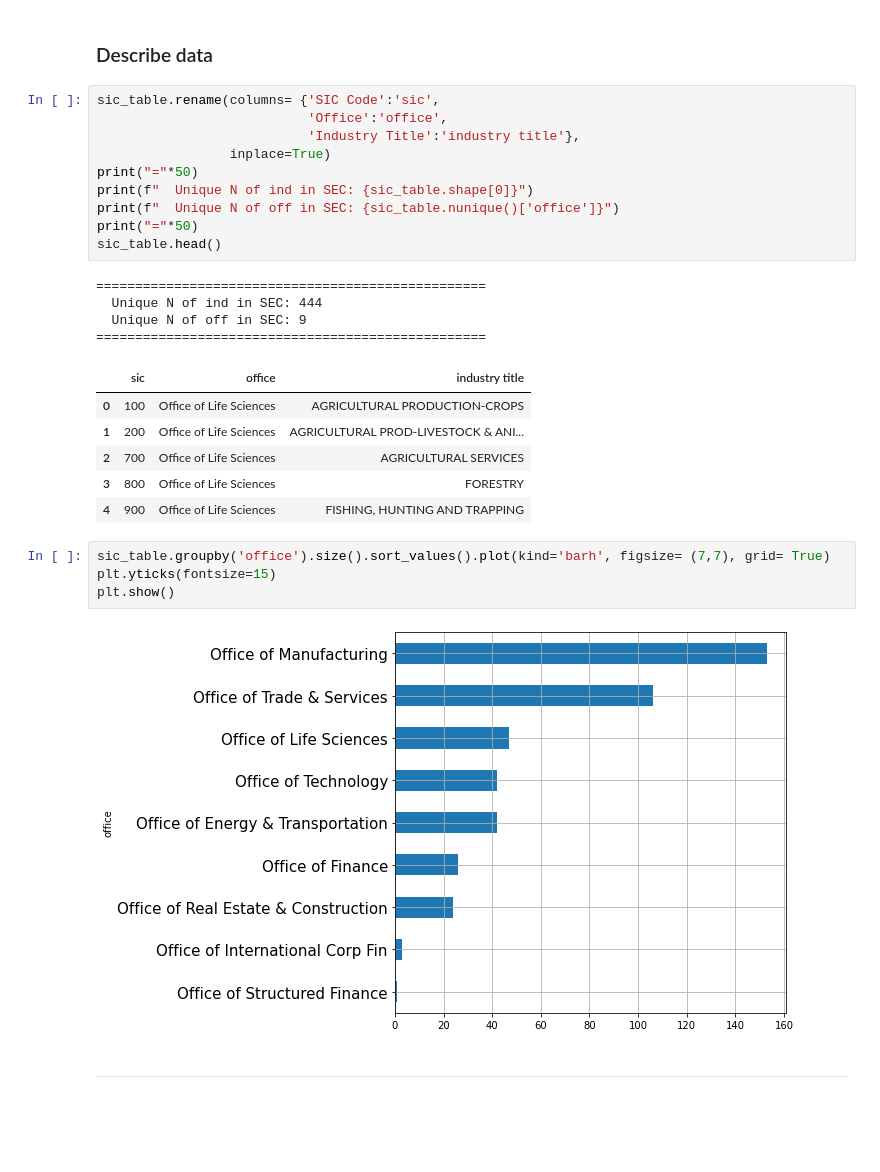
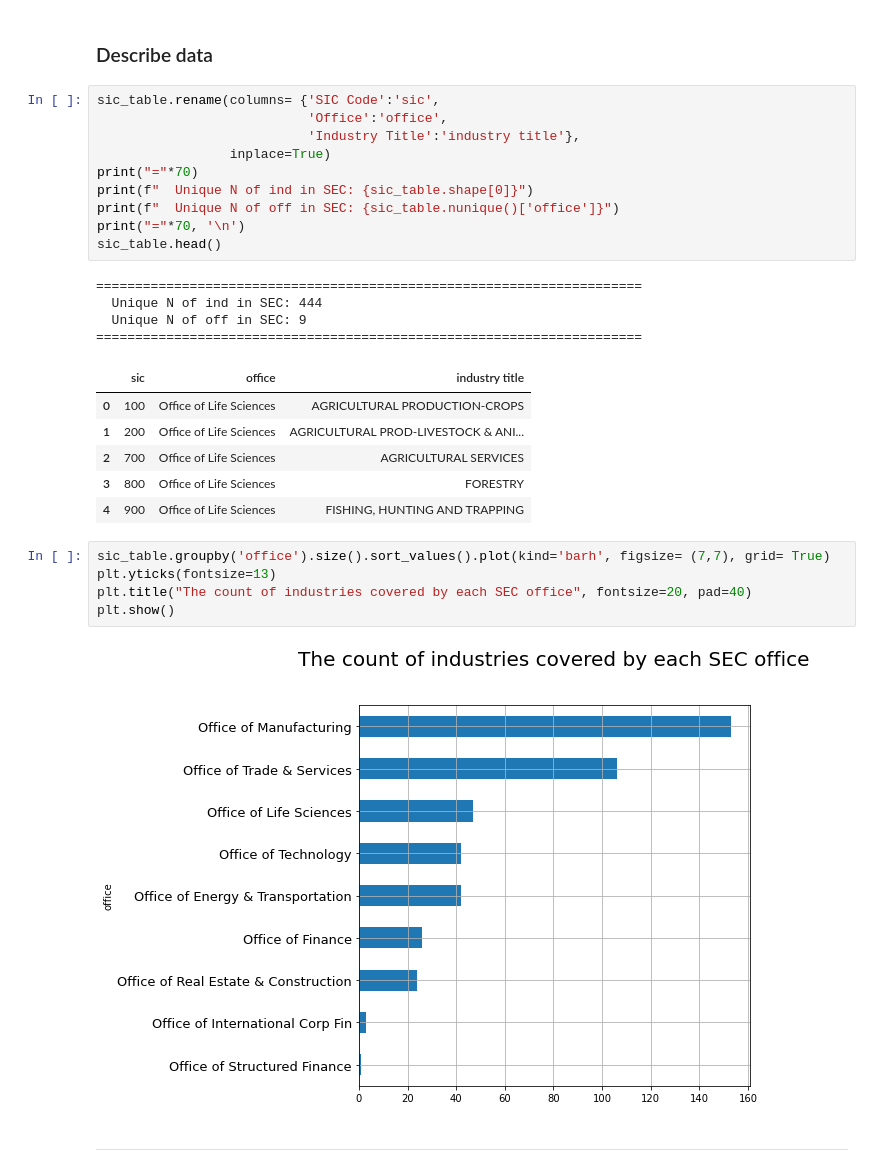
Before and after one commit to jaeyoonyu/jaeyoonyu.github.io, a Jupyter notebook: _code/sec-sic-classification.ipynb, the cells around one changed output. Cells and saved outputs as stored; diff of their text form; blank space fills up the shorter version.

```diff
--- a/_code/sec-sic-classification.ipynb
+++ b/_code/sec-sic-classification.ipynb
@@ -28,28 +28,29 @@ sic_table.rename(columns= {'SIC Code':'sic',
                            'Office':'office',
                            'Industry Title':'industry title'},
                  inplace=True)
-print("="*50)
+print("="*70)
 print(f"  Unique N of ind in SEC: {sic_table.shape[0]}")
 print(f"  Unique N of off in SEC: {sic_table.nunique()['office']}")
-print("="*50)
+print("="*70, '\n')
 sic_table.head()
 # %% [output]
-==================================================
+======================================================================
   Unique N of ind in SEC: 444
   Unique N of off in SEC: 9
-==================================================
+======================================================================
 |  | sic | office | industry title |
 | 0 | 100 | Office of Life Sciences | AGRICULTURAL PRODUCTION-CROPS |
 | 1 | 200 | Office of Life Sciences | AGRICULTURAL PROD-LIVESTOCK & ANI... |
 | 2 | 700 | Office of Life Sciences | AGRICULTURAL SERVICES |
 | 3 | 800 | Office of Life Sciences | FORESTRY |
 | 4 | 900 | Office of Life Sciences | FISHING, HUNTING AND TRAPPING |
-# %%
-sic_table.groupby('office').size().sort_values().plot(kind='barh', figsize= (7,7), grid= True)
-plt.yticks(fontsize=15)
-plt.show()
-# %% [output]
-[figure, removed]
+# %%
+sic_table.groupby('office').size().sort_values().plot(kind='barh', figsize= (7,7), grid= True)
+plt.yticks(fontsize=13)
+plt.title("The count of industries covered by each SEC office", fontsize=20, pad=40)
+plt.show()
+# %% [output]
+[figure, added]
 # %% [markdown]
 ------------
 # %% [markdown]
```
